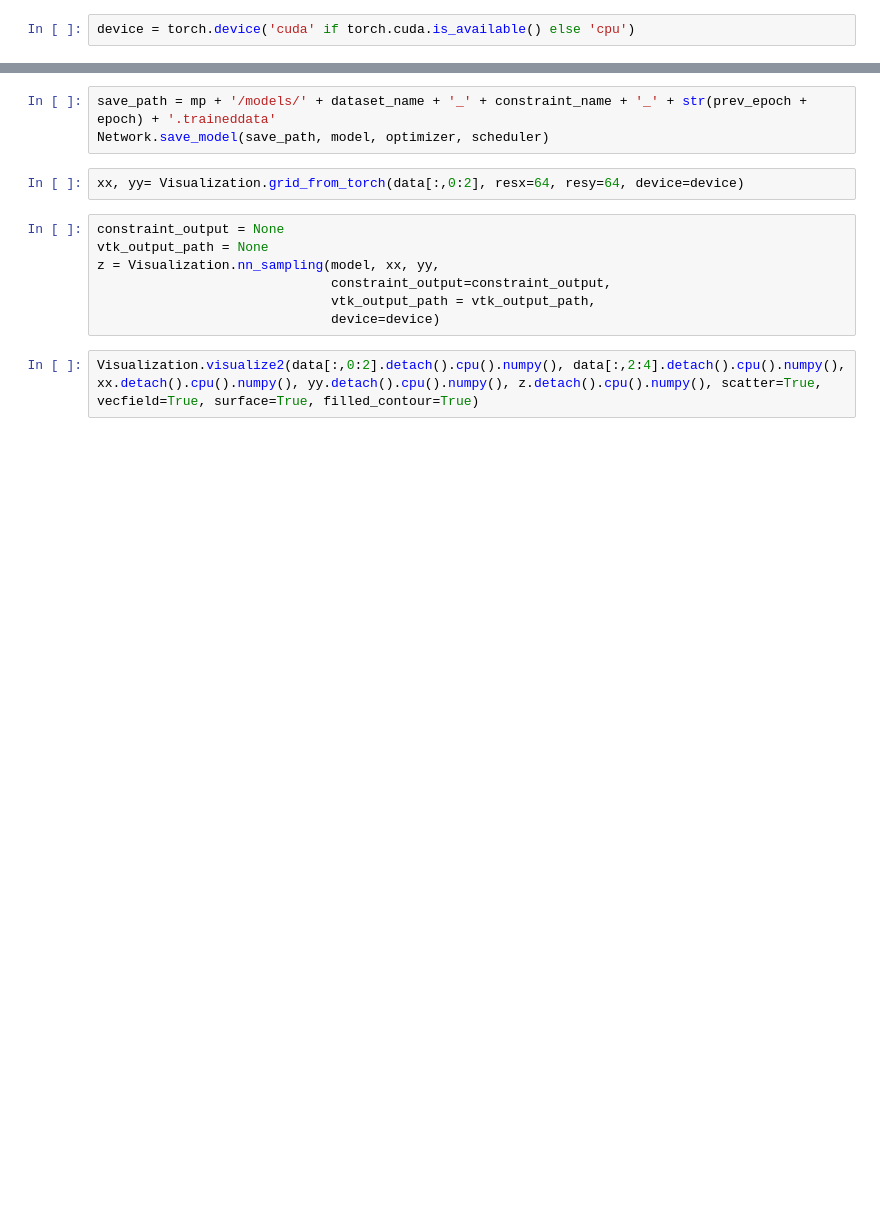
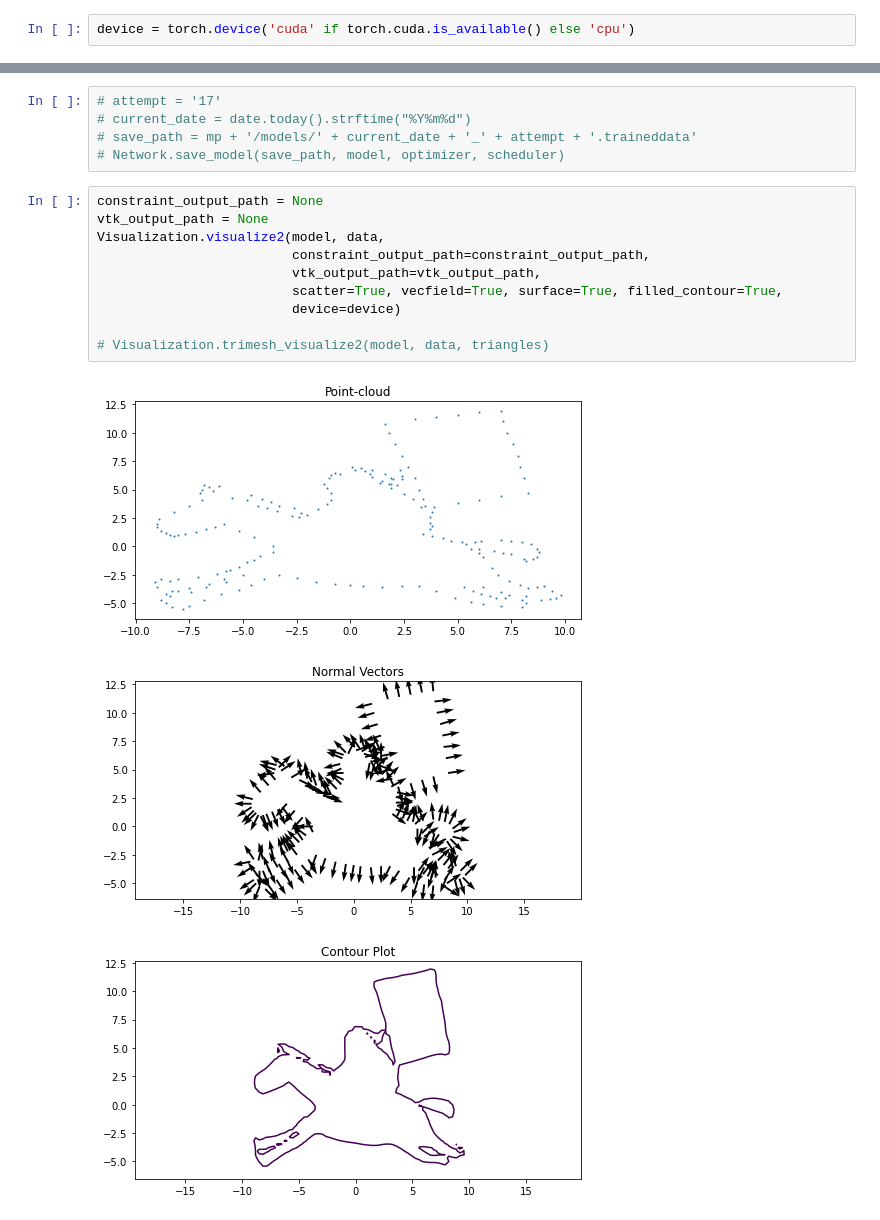
Before and after one commit to tranbaquang1708/GraduationThesis, a Jupyter notebook: IGR_2d.ipynb, the cells around one changed output, grey strips where cells are left out. Cells and saved outputs as stored; diff of their text form; blank space fills up the shorter version.

```diff
--- a/IGR_2d.ipynb
+++ b/IGR_2d.ipynb
@@ -54,14 +59,19 @@ Surface loss: 0.014751690439879894   Normal loss: 0.005683327559381723   Constra
 # %%
-save_path = mp + '/models/' + dataset_name + '_' + constraint_name + '_' + str(prev_epoch + epoch) + '.traineddata'
-Network.save_model(save_path, model, optimizer, scheduler)
+# attempt = '17'
+# current_date = date.today().strftime("%Y%m%d")
+# save_path = mp + '/models/' + current_date + '_' + attempt + '.traineddata'
+# Network.save_model(save_path, model, optimizer, scheduler)
-# %%
-xx, yy= Visualization.grid_from_torch(data[:,0:2], resx=64, resy=64, device=device)
-# %%
-constraint_output = None
-vtk_output_path = None
-z = Visualization.nn_sampling(model, xx, yy,
-                              constraint_output=constraint_output,
-                              vtk_output_path = vtk_output_path,
-                              device=device)
-# %%
-Visualization.visualize2(data[:,0:2].detach().cpu().numpy(), data[:,2:4].detach().cpu().numpy(), xx.detach().cpu().numpy(), yy.detach().cpu().numpy(), z.detach().cpu().numpy(), scatter=True, vecfield=True, surface=True, filled_contour=True)
+# %%
+constraint_output_path = None
+vtk_output_path = None
+Visualization.visualize2(model, data,
+                         constraint_output_path=constraint_output_path,
+                         vtk_output_path=vtk_output_path,
+                         scatter=True, vecfield=True, surface=True, filled_contour=True,
+                         device=device)
+
+# Visualization.trimesh_visualize2(model, data, triangles)
+# %% [output]
+[figure, added]
+[figure, added]
+[figure, added]
```
Also changed, not shown: parts of 9 cells of this notebook.
